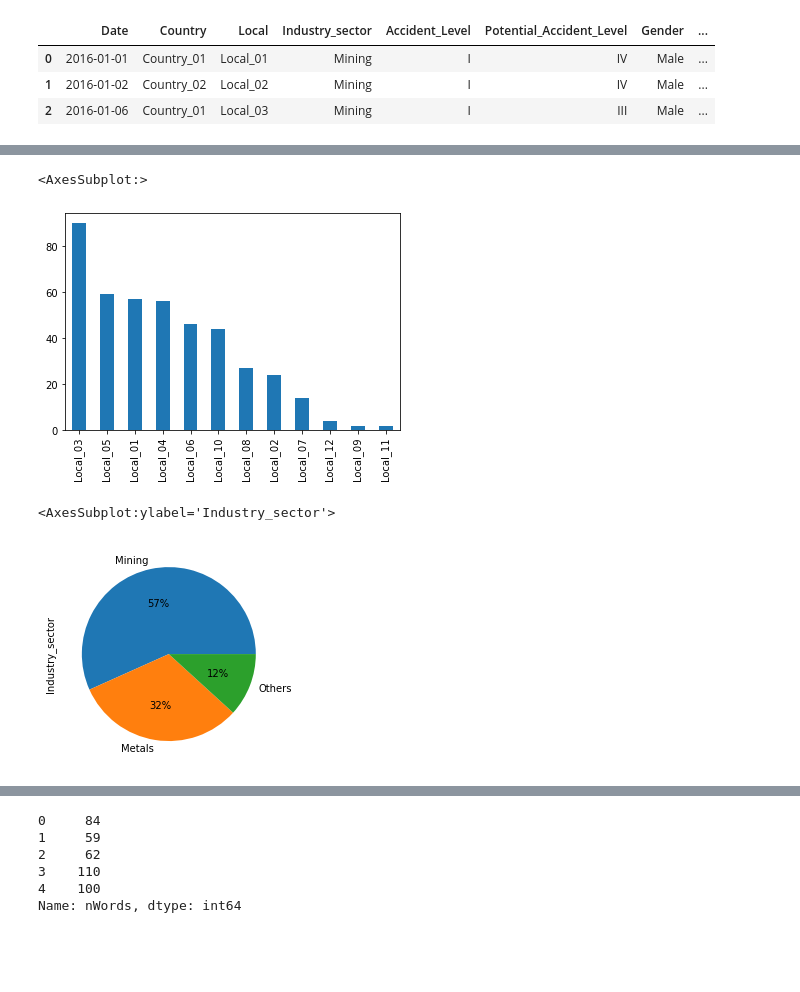
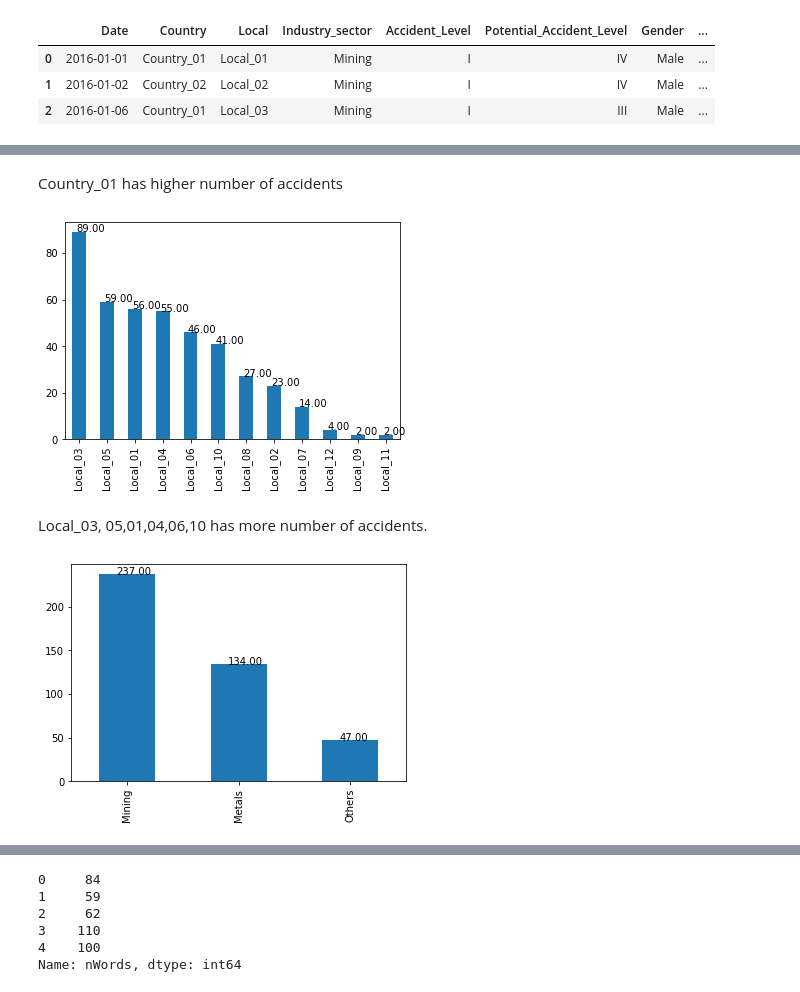
Before and after one commit to hemlatachanne/Capstone-Project, a Jupyter notebook: Preprocessing_and_EDA_Capstone_Project.ipynb, the cells around one changed output, grey strips where cells are left out. Saved outputs shown, nothing was run; the diff lists cells and outputs as text; code cells hidden in the pictures; blank space fills up the shorter version.

```diff
--- a/Preprocessing_and_EDA_Capstone_Project.ipynb
+++ b/Preprocessing_and_EDA_Capstone_Project.ipynb
@@ -50,6 +51,8 @@ Employee_Third_Party        0
 Critical_Risk               0
 Description                 0
 dtype: int64
+# %%
+data.drop_duplicates(inplace = True)
 # %%
 data.shape
 # %% [output]
@@ -116,0 +114,6 @@ fig.show()
+# %%
+ax = data['Season'].value_counts().plot(kind = 'bar', figsize = (10, 6))
+
+for p in ax.patches:
+    ax.annotate('{:.2f}'.format(p.get_height()), (p.get_x()+0.15, p.get_height()+0.04))
+plt.show()
@@ -176,0 +175,6 @@ data['Country'].value_counts().plot(kind='bar')
+# %%
+ax = data['Country'].value_counts().plot(kind = 'bar', figsize = (10, 6))
+
+for p in ax.patches:
+    ax.annotate('{:.2f}'.format(p.get_height()), (p.get_x()+0.15, p.get_height()+0.04))
+plt.show()
@@ -177,10 +183,16 @@ data['Country'].value_counts().plot(kind='bar')
+# %% [markdown]
+Country_01 has higher number of accidents
 # %%
-data['Local'].value_counts().plot(kind='bar')
+ax = data['Local'].value_counts().plot(kind='bar')
+for p in ax.patches:
+    ax.annotate('{:.2f}'.format(p.get_height()), (p.get_x()+0.15, p.get_height()+0.04))
 # %% [output]
-<AxesSubplot:>
-[figure, old version]
+[figure, new version]
+# %% [markdown]
+Local_03, 05,01,04,06,10 has more number of accidents.
 # %%
-data['Industry_sector'].value_counts().plot(kind='pie',autopct = '%.0f%%')
+ax = data['Industry_sector'].value_counts().plot(kind='bar')
+for p in ax.patches:
+    ax.annotate('{:.2f}'.format(p.get_height()), (p.get_x()+0.15, p.get_height()+0.04))
 # %% [output]
-<AxesSubplot:ylabel='Industry_sector'>
-[figure, old version]
+[figure, new version]
```
Also changed, not shown: parts of 79 cells of this notebook, 1 other file.
